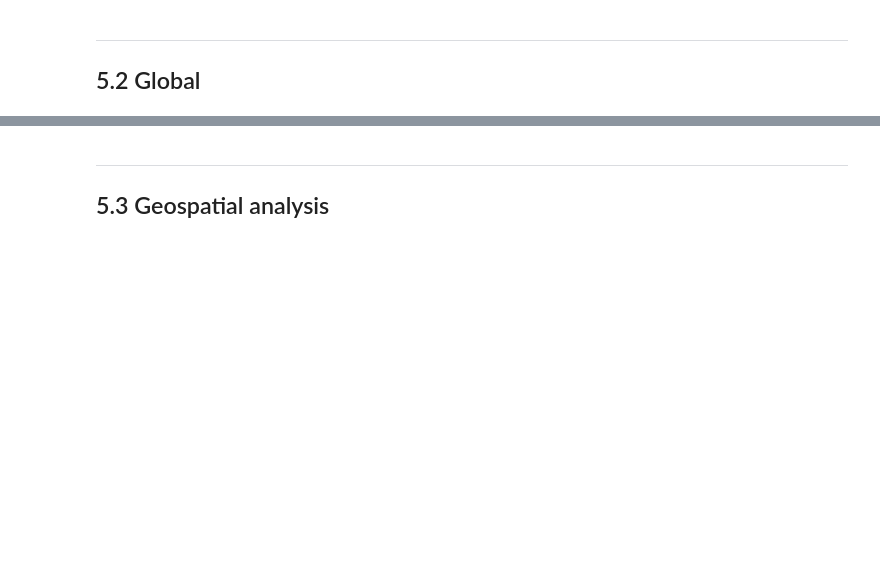
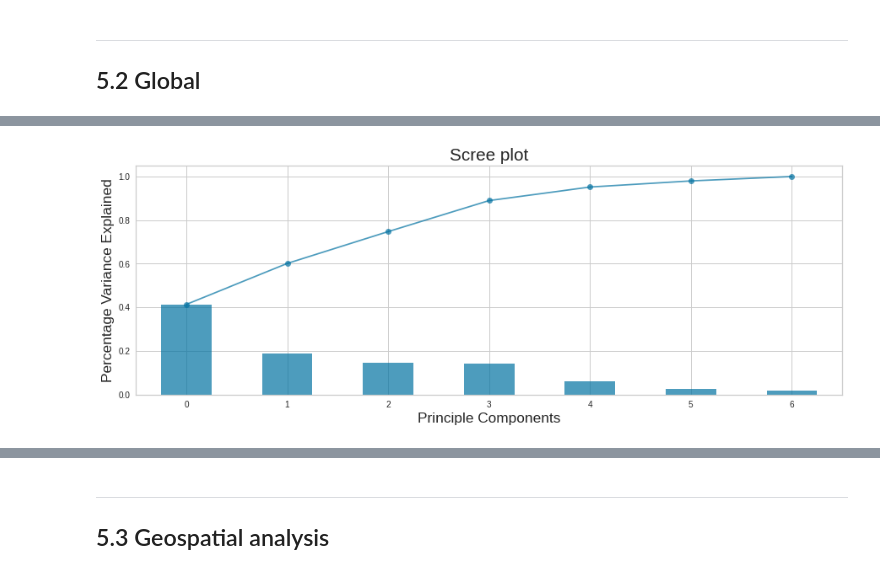
Before and after one commit to curiousmindflow/oc-ml-p4, a Jupyter notebook: modelisation.ipynb, the cells around one changed output, grey strips where cells are left out. Cells and saved outputs as stored; diff of their text form; code cells hidden in the pictures; blank space fills up the shorter version.

```diff
--- a/modelisation.ipynb
+++ b/modelisation.ipynb
@@ -765,3 +844,5 @@ if config["pca"]["elbow"]:
 # %%
-if config["pca"]["silhouette"]:
-    silhouette(global_data_preproc, 4)
+if config["global"]["do"]:
+    pca = scree_plot(global_data_preproc)
+# %% [output]
+[figure, added]
```
Also changed, not shown: parts of 63 cells of this notebook.
